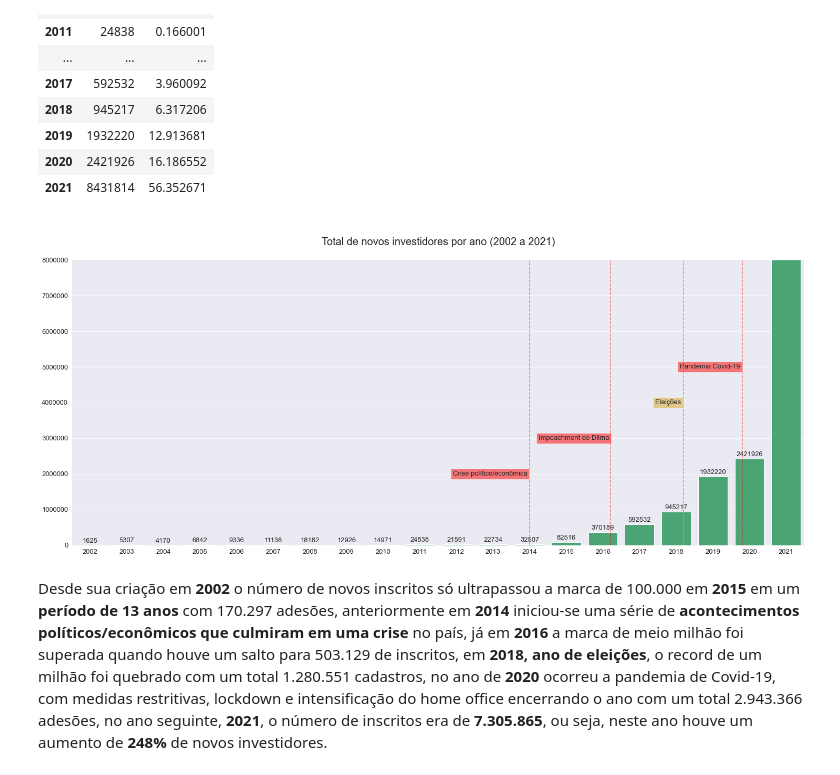
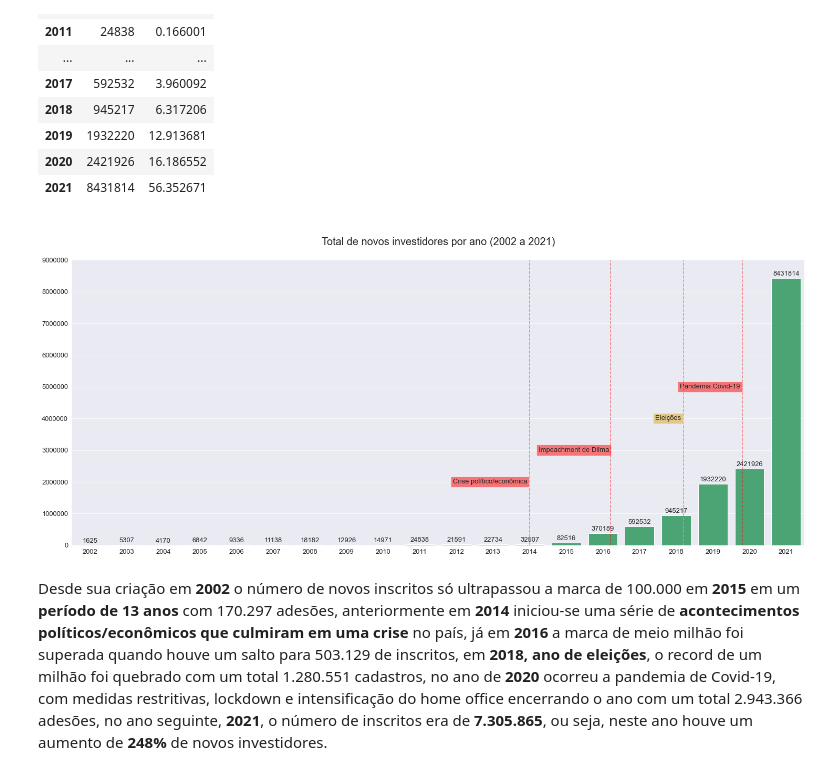
Before and after one commit to emso-exe/Investidores_do_tesouro_direto, a Jupyter notebook: analise_de_dados.ipynb, the cells around one changed output. Saved outputs shown, nothing was run; the diff lists cells and outputs as text; code cells hidden in the pictures.

```diff
--- a/analise_de_dados.ipynb
+++ b/analise_de_dados.ipynb
@@ -484,35 +484,35 @@ plot = sns.barplot(x=df_investidores_ano.index,
                    orient='v',
                    palette=['mediumseagreen'])
 for i in plot.patches:
     plot.annotate(format(i.get_height(), '3.0f'),
                   (i.get_x() + i.get_width() / 2, i.get_height()),
                   ha='center',
                   va='baseline',
                   fontsize=13,
                   xytext=(0, 5),
                   textcoords='offset points')
 plt.axvline(x=12, linestyle='--', color='red', alpha=0.5)
 plt.axvline(x=14.2, linestyle='--', color='red', alpha=0.5)
 plt.axvline(x=16.2, linestyle='--', color='goldenrod')
 plt.axvline(x=17.8, linestyle='--', color='red', alpha=0.5)
 plt.text(9.9, 2000000, 'Crise político/econômica', va='center',
          bbox=dict(facecolor='red', alpha=0.5), fontsize=13)
 plt.text(12.24, 3000000, 'Impeachment de Dilma', va='center',
          bbox=dict(facecolor='red', alpha=0.5), fontsize=13)
 plt.text(15.42, 4000000, 'Eleições', va='center', bbox=dict(
     facecolor='goldenrod', alpha=0.5), fontsize=13)
 plt.text(16.1, 5000000, 'Pandemia Covid-19', va='center',
          bbox=dict(facecolor='red', alpha=0.5), fontsize=13)
-plt.ylim(0, 8000000)
+plt.ylim(0, 9000000)
 plt.xticks(size=13)
 plt.yticks(size=13)
 plt.ticklabel_format(style='plain', axis='y')
 plt.xlabel('')
 plt.ylabel('')
 plt.title('\nTotal de novos investidores por ano (2002 a 2021)\n', fontsize=20)
 plt.show(plot)
 # %% [output]
-[figure, old version]
+[figure, new version]
 # %% [markdown]
 Desde sua criação em **2002** o número de novos inscritos só ultrapassou a marca de 100.000 em **2015** em um **período de 13 anos** com 170.297 adesões, anteriormente em **2014** iniciou-se uma série de **acontecimentos políticos/econômicos que culmiram em uma crise** no país, já em **2016** a marca de meio milhão foi superada quando houve um salto para 503.129 de inscritos, em **2018, ano de eleições**, o record de um milhão foi quebrado com um total 1.280.551 cadastros, no ano de **2020** ocorreu a pandemia de Covid-19, com medidas restritivas, lockdown e intensificação do home office encerrando o ano com um total 2.943.366 adesões, no ano seguinte, **2021**, o número de inscritos era de **7.305.865**, ou seja, neste ano houve um aumento de **248%** de novos investidores.
 # %% [markdown]
```
